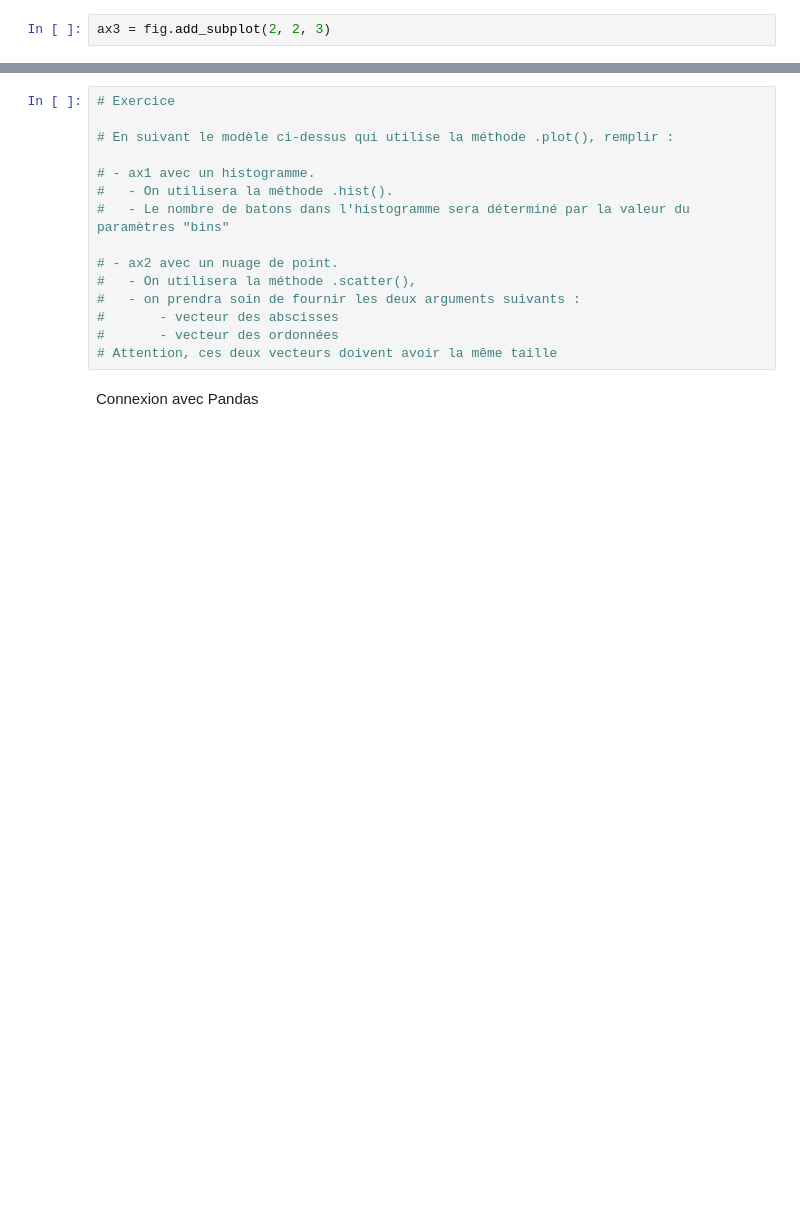
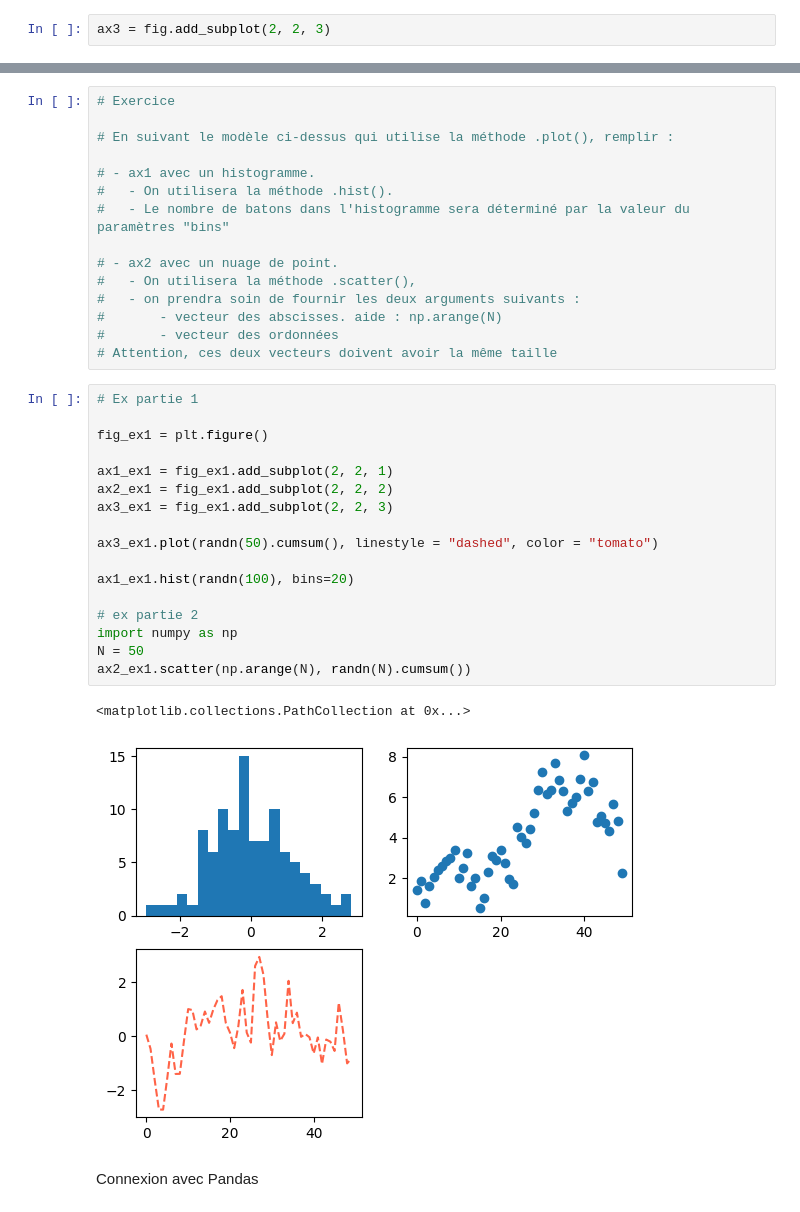
Before and after one commit to Romain-DE/ensae-python-init, a Jupyter notebook: 4_manipulation_graphique/1_matplotlib.ipynb, the cells around one changed output, grey strips where cells are left out. Saved outputs shown, nothing was run; the diff lists cells and outputs as text; blank space fills up the shorter version.

```diff
--- a/4_manipulation_graphique/1_matplotlib.ipynb
+++ b/4_manipulation_graphique/1_matplotlib.ipynb
@@ -36,9 +48,29 @@ fig
 # - ax2 avec un nuage de point.
 #   - On utilisera la méthode .scatter(),
 #   - on prendra soin de fournir les deux arguments suivants :
-#       - vecteur des abscisses
+#       - vecteur des abscisses. aide : np.arange(N)
 #       - vecteur des ordonnées
 # Attention, ces deux vecteurs doivent avoir la même taille
+# %%
+# Ex partie 1
+
+fig_ex1 = plt.figure()
+
+ax1_ex1 = fig_ex1.add_subplot(2, 2, 1)
+ax2_ex1 = fig_ex1.add_subplot(2, 2, 2)
+ax3_ex1 = fig_ex1.add_subplot(2, 2, 3)
+
+ax3_ex1.plot(randn(50).cumsum(), linestyle = "dashed", color = "tomato")
+
+ax1_ex1.hist(randn(100), bins=20)
+
+# ex partie 2
+import numpy as np
+N = 50
+ax2_ex1.scatter(np.arange(N), randn(N).cumsum())
+# %% [output]
+<matplotlib.collections.PathCollection at 0x...>
+[figure, added]
 # %% [markdown]
 Connexion avec Pandas
 # %%
```
Also changed, not shown: parts of 19 cells of this notebook, 13 other files.
